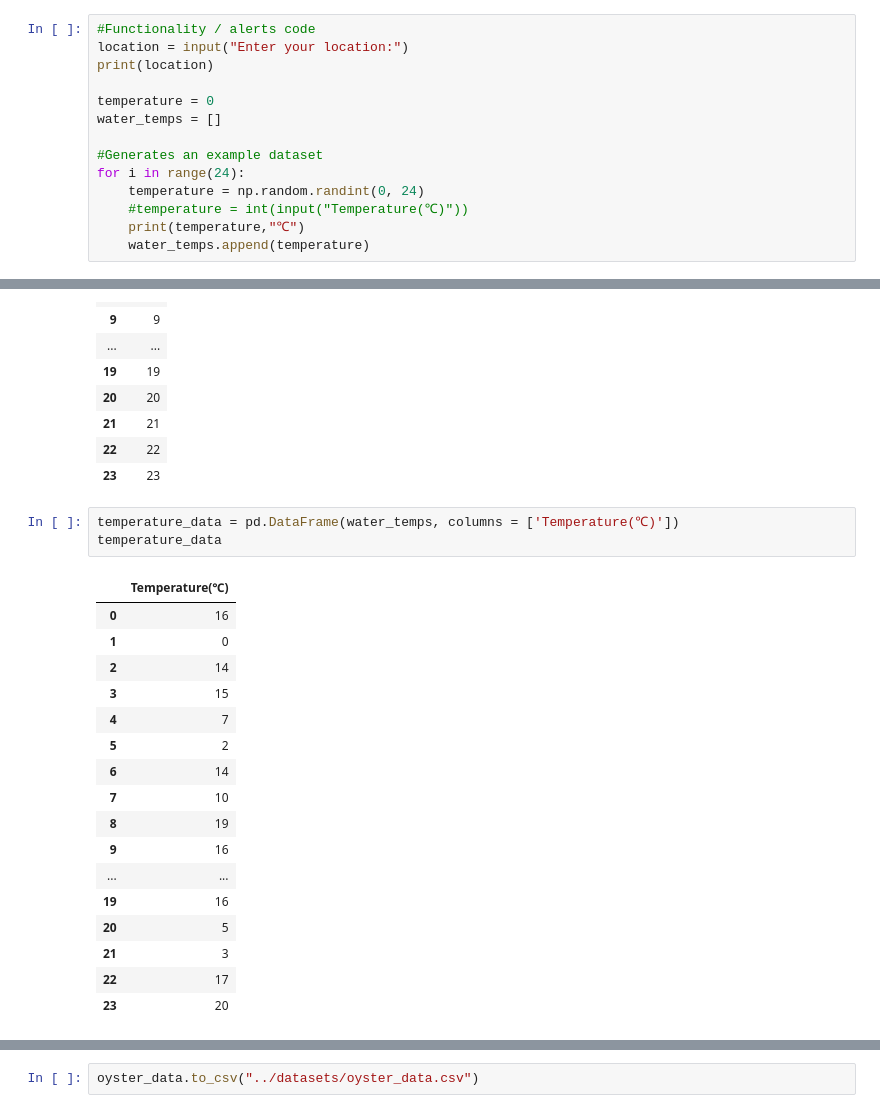
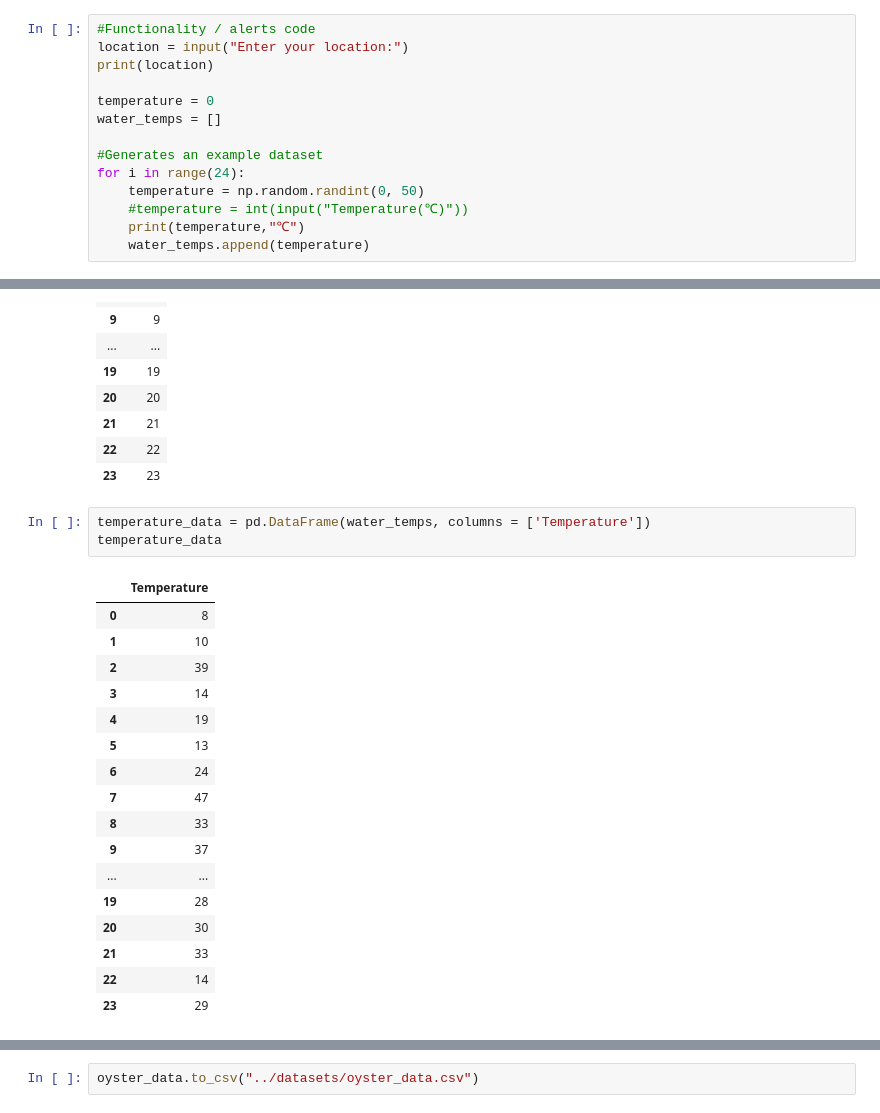
Before and after one commit to xwan438/Auqua, a Jupyter notebook: 159333_aquatech.ipynb, the cells around one changed output, grey strips where cells are left out. Cells and saved outputs as stored; diff of their text form.

```diff
--- a/159333_aquatech.ipynb
+++ b/159333_aquatech.ipynb
@@ -36,7 +37,7 @@ water_temps = []
 
 #Generates an example dataset
 for i in range(24):
-    temperature = np.random.randint(0, 24)
+    temperature = np.random.randint(0, 50)
     #temperature = int(input("Temperature(℃)"))
     print(temperature,"℃")
     water_temps.append(temperature)
@@ -116,26 +117,26 @@ time
 | 22 | 22 |
 | 23 | 23 |
 # %%
-temperature_data = pd.DataFrame(water_temps, columns = ['Temperature(℃)'])
+temperature_data = pd.DataFrame(water_temps, columns = ['Temperature'])
 temperature_data
 # %% [output]
-|  | Temperature(℃) |
-| 0 | 16 |
-| 1 | 0 |
-| 2 | 14 |
-| 3 | 15 |
-| 4 | 7 |
-| 5 | 2 |
-| 6 | 14 |
-| 7 | 10 |
-| 8 | 19 |
-| 9 | 16 |
+|  | Temperature |
+| 0 | 8 |
+| 1 | 10 |
+| 2 | 39 |
+| 3 | 14 |
+| 4 | 19 |
+| 5 | 13 |
+| 6 | 24 |
+| 7 | 47 |
+| 8 | 33 |
+| 9 | 37 |
 | ... | ... |
-| 19 | 16 |
-| 20 | 5 |
-| 21 | 3 |
-| 22 | 17 |
-| 23 | 20 |
+| 19 | 28 |
+| 20 | 30 |
+| 21 | 33 |
+| 22 | 14 |
+| 23 | 29 |
 # %%
 pH_data = pd.DataFrame(pHs, columns = ['pH'])
 pH_data
```
Also changed, not shown: parts of 18 cells of this notebook.
